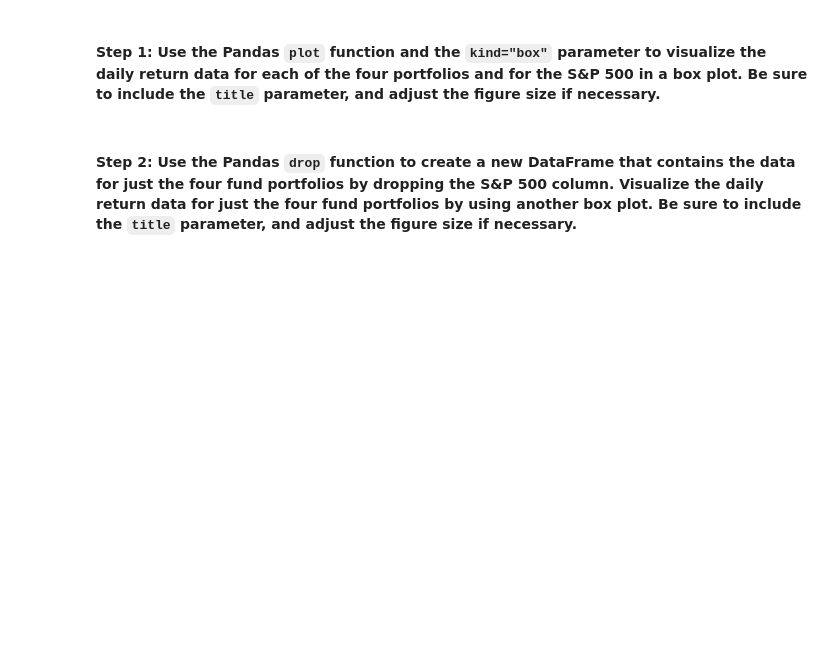
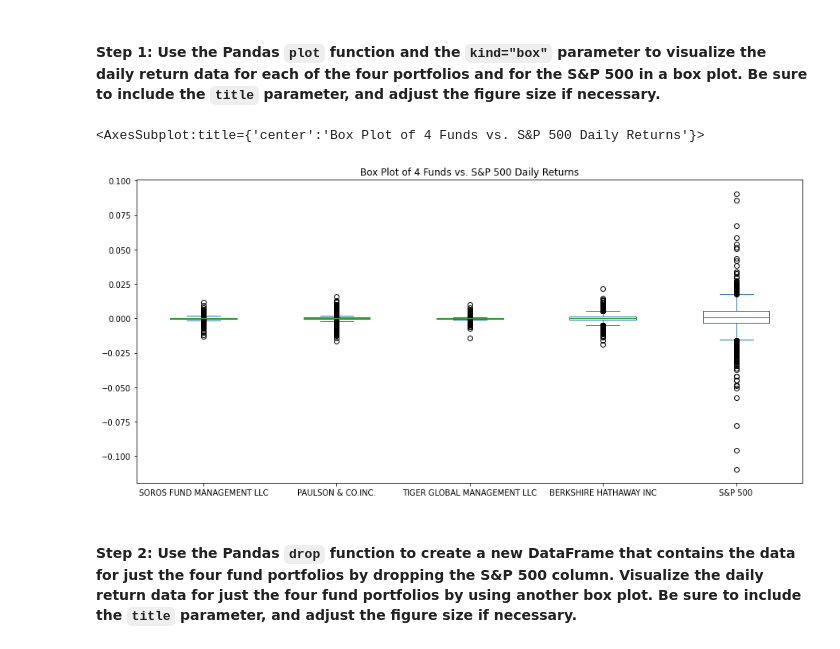
Before and after one commit to asabeti/Module_4_Challenge, a Jupyter notebook: risk_return_analysis.ipynb, the cells around one changed output. Drawn from its saved outputs; the diff is of its cells as text; code cells hidden in the pictures; blank space fills up the shorter version.

```diff
--- a/risk_return_analysis.ipynb
+++ b/risk_return_analysis.ipynb
@@ -195,7 +198,10 @@ Analyze the volatility of each of the four fund portfolios and of the S&P 500 In
 # %%
 # Use the daily return data to create box plots to visualize the volatility of the 4 funds and the S&P 500
 # Include a title parameter and adjust the figure size
-# YOUR CODE HERE
+navs_daily_returns.plot.box(figsize=(15,7), title="Box Plot of 4 Funds vs. S&P 500 Daily Returns")
+# %% [output]
+<AxesSubplot:title={'center':'Box Plot of 4 Funds vs. S&P 500 Daily Returns'}>
+[figure, added]
 # %% [markdown]
 #### Step 2: Use the Pandas `drop` function to create a new DataFrame that contains the data for just the four fund portfolios by dropping the S&P 500 column. Visualize the daily return data for just the four fund portfolios by using another box plot. Be sure to include the `title` parameter, and adjust the figure size if necessary.
 # %%
```
Also changed, not shown: parts of 6 cells of this notebook.
